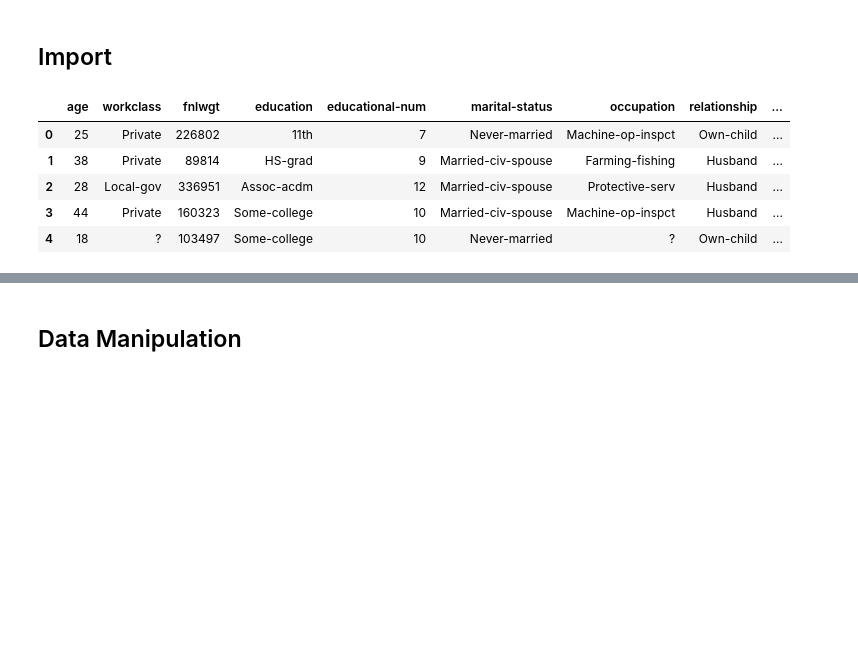
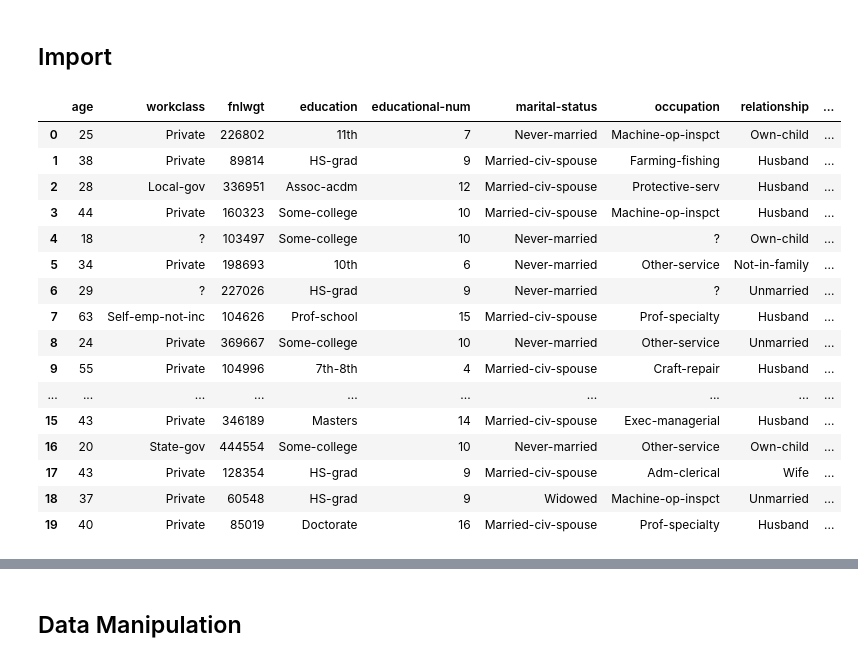
Before and after one commit to mikemenj/Assignments, a Jupyter notebook: Project_2_Part_4.ipynb, the cells around one changed output, grey strips where cells are left out. Cells and saved outputs as stored; diff of their text form; code cells hidden in the pictures; blank space fills up the shorter version.

```diff
--- a/Project_2_Part_4.ipynb
+++ b/Project_2_Part_4.ipynb
@@ -62,12 +69,23 @@ from sklearn.metrics import (roc_auc_score, ConfusionMatrixDisplay,
 # %%
 url = 'https://docs.google.com/spreadsheets/d/e/2PACX-1vStYRY6SXzBSdI6psSMrZLiTc2vteGZbPv57tyZaE4csMWbQSa9MJuRXJJXo2kYa-hFuppkA8mtfhli/pub?gid=488173702&single=true&output=csv'
 df_original = pd.read_csv(url)
 df = df_original.copy()
-df.head()
+df.head(20)
 # %% [output]
 |  | age | workclass | fnlwgt | education | educational-num | marital-status | occupation | relationship | ... |
 | 0 | 25 | Private | 226802 | 11th | 7 | Never-married | Machine-op-inspct | Own-child | ... |
 | 1 | 38 | Private | 89814 | HS-grad | 9 | Married-civ-spouse | Farming-fishing | Husband | ... |
 | 2 | 28 | Local-gov | 336951 | Assoc-acdm | 12 | Married-civ-spouse | Protective-serv | Husband | ... |
 | 3 | 44 | Private | 160323 | Some-college | 10 | Married-civ-spouse | Machine-op-inspct | Husband | ... |
 | 4 | 18 | ? | 103497 | Some-college | 10 | Never-married | ? | Own-child | ... |
+| 5 | 34 | Private | 198693 | 10th | 6 | Never-married | Other-service | Not-in-family | ... |
+| 6 | 29 | ? | 227026 | HS-grad | 9 | Never-married | ? | Unmarried | ... |
+| 7 | 63 | Self-emp-not-inc | 104626 | Prof-school | 15 | Married-civ-spouse | Prof-specialty | Husband | ... |
+| 8 | 24 | Private | 369667 | Some-college | 10 | Never-married | Other-service | Unmarried | ... |
+| 9 | 55 | Private | 104996 | 7th-8th | 4 | Married-civ-spouse | Craft-repair | Husband | ... |
+| ... | ... | ... | ... | ... | ... | ... | ... | ... | ... |
+| 15 | 43 | Private | 346189 | Masters | 14 | Married-civ-spouse | Exec-managerial | Husband | ... |
+| 16 | 20 | State-gov | 444554 | Some-college | 10 | Never-married | Other-service | Own-child | ... |
+| 17 | 43 | Private | 128354 | HS-grad | 9 | Married-civ-spouse | Adm-clerical | Wife | ... |
+| 18 | 37 | Private | 60548 | HS-grad | 9 | Widowed | Machine-op-inspct | Unmarried | ... |
+| 19 | 40 | Private | 85019 | Doctorate | 16 | Married-civ-spouse | Prof-specialty | Husband | ... |
```
Also changed, not shown: parts of 19 cells of this notebook, 3 other files.
